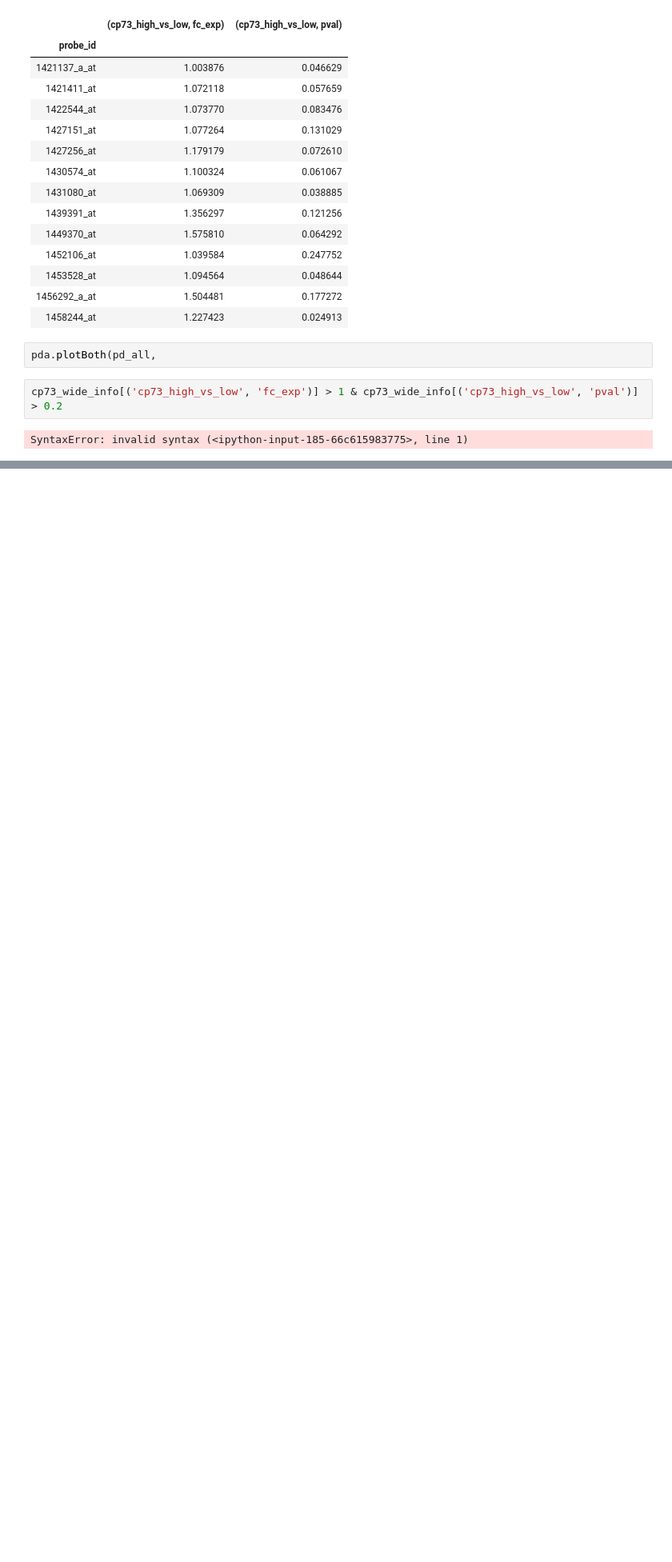
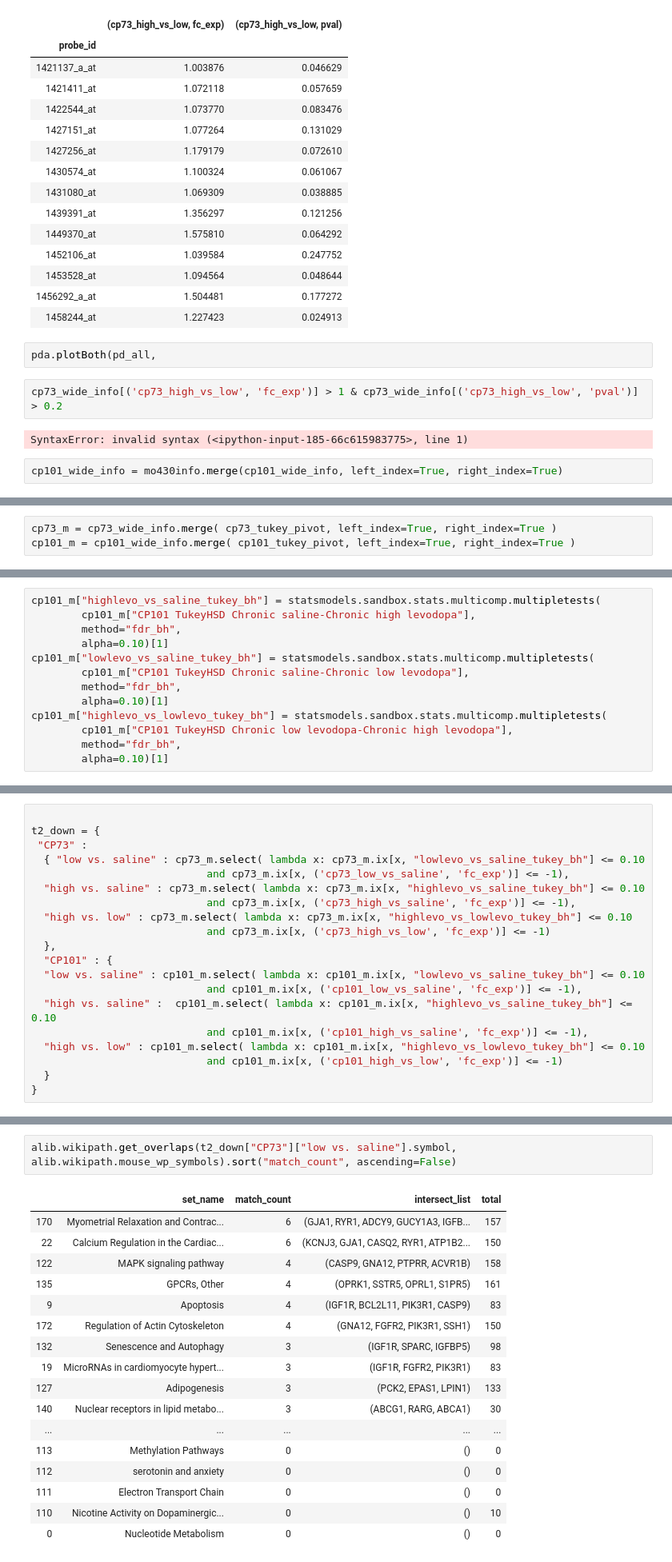
Before and after one commit to aheilbut/pdmouse, a Jupyter notebook: py/PDfilters.ipynb, the cells around one changed output, grey strips where cells are left out. Shown at 80% size. Drawn from its saved outputs; the diff is of its cells as text; blank space fills up the shorter version.

```diff
--- a/py/PDfilters.ipynb
+++ b/py/PDfilters.ipynb
@@ -1250,3 +1233,5 @@ pda.plotBoth(pd_all,
 cp73_wide_info[('cp73_high_vs_low', 'fc_exp')] > 1 & cp73_wide_info[('cp73_high_vs_low', 'pval')] > 0.2
 # %% [output]
 SyntaxError: invalid syntax (<ipython-input-185-66c615983775>, line 1)
+# %%
+cp101_wide_info = mo430info.merge(cp101_wide_info, left_index=True, right_index=True)
@@ -1252,0 +1274,3 @@ SyntaxError: invalid syntax (<ipython-input-185-66c615983775>, line 1)
+# %%
+cp73_m = cp73_wide_info.merge( cp73_tukey_pivot, left_index=True, right_index=True )
+cp101_m = cp101_wide_info.merge( cp101_tukey_pivot, left_index=True, right_index=True )
@@ -1252,0 +1310,13 @@ SyntaxError: invalid syntax (<ipython-input-185-66c615983775>, line 1)
+# %%
+cp101_m["highlevo_vs_saline_tukey_bh"] = statsmodels.sandbox.stats.multicomp.multipletests(
+        cp101_m["CP101 TukeyHSD Chronic saline-Chronic high levodopa"],
+        method="fdr_bh",
+        alpha=0.10)[1]
+cp101_m["lowlevo_vs_saline_tukey_bh"] = statsmodels.sandbox.stats.multicomp.multipletests(
+        cp101_m["CP101 TukeyHSD Chronic saline-Chronic low levodopa"],
+        method="fdr_bh",
+        alpha=0.10)[1]
+cp101_m["highlevo_vs_lowlevo_tukey_bh"] = statsmodels.sandbox.stats.multicomp.multipletests(
+        cp101_m["CP101 TukeyHSD Chronic low levodopa-Chronic high levodopa"],
+        method="fdr_bh",
+        alpha=0.10)[1]
@@ -1252,0 +1559,20 @@ SyntaxError: invalid syntax (<ipython-input-185-66c615983775>, line 1)
+# %%
+
+t2_down = {
+ "CP73" :
+  { "low vs. saline" : cp73_m.select( lambda x: cp73_m.ix[x, "lowlevo_vs_saline_tukey_bh"] <= 0.10
+                            and cp73_m.ix[x, ('cp73_low_vs_saline', 'fc_exp')] <= -1),
+  "high vs. saline" : cp73_m.select( lambda x: cp73_m.ix[x, "highlevo_vs_saline_tukey_bh"] <= 0.10
+                            and cp73_m.ix[x, ('cp73_high_vs_saline', 'fc_exp')] <= -1),
+  "high vs. low" : cp73_m.select( lambda x: cp73_m.ix[x, "highlevo_vs_lowlevo_tukey_bh"] <= 0.10
+                            and cp73_m.ix[x, ('cp73_high_vs_low', 'fc_exp')] <= -1)
+  },
+  "CP101" : {
+  "low vs. saline" : cp101_m.select( lambda x: cp101_m.ix[x, "lowlevo_vs_saline_tukey_bh"] <= 0.10
+                            and cp101_m.ix[x, ('cp101_low_vs_saline', 'fc_exp')] <= -1),
+  "high vs. saline" :  cp101_m.select( lambda x: cp101_m.ix[x, "highlevo_vs_saline_tukey_bh"] <= 0.10
+                            and cp101_m.ix[x, ('cp101_high_vs_saline', 'fc_exp')] <= -1),
+  "high vs. low" : cp101_m.select( lambda x: cp101_m.ix[x, "highlevo_vs_lowlevo_tukey_bh"] <= 0.10
+                            and cp101_m.ix[x, ('cp101_high_vs_low', 'fc_exp')] <= -1)
+  }
+}
@@ -1252,0 +1599,20 @@ SyntaxError: invalid syntax (<ipython-input-185-66c615983775>, line 1)
+# %%
+alib.wikipath.get_overlaps(t2_down["CP73"]["low vs. saline"].symbol, alib.wikipath.mouse_wp_symbols).sort("match_count", ascending=False)
+# %% [output]
+|  | set_name | match_count | intersect_list | total |
+| 170 | Myometrial Relaxation and Contrac... | 6 | (GJA1, RYR1, ADCY9, GUCY1A3, IGFB... | 157 |
+| 22 | Calcium Regulation in the Cardiac... | 6 | (KCNJ3, GJA1, CASQ2, RYR1, ATP1B2... | 150 |
+| 122 | MAPK signaling pathway | 4 | (CASP9, GNA12, PTPRR, ACVR1B) | 158 |
+| 135 | GPCRs, Other | 4 | (OPRK1, SSTR5, OPRL1, S1PR5) | 161 |
+| 9 | Apoptosis | 4 | (IGF1R, BCL2L11, PIK3R1, CASP9) | 83 |
+| 172 | Regulation of Actin Cytoskeleton | 4 | (GNA12, FGFR2, PIK3R1, SSH1) | 150 |
+| 132 | Senescence and Autophagy | 3 | (IGF1R, SPARC, IGFBP5) | 98 |
+| 19 | MicroRNAs in cardiomyocyte hypert... | 3 | (IGF1R, FGFR2, PIK3R1) | 83 |
+| 127 | Adipogenesis | 3 | (PCK2, EPAS1, LPIN1) | 133 |
+| 140 | Nuclear receptors in lipid metabo... | 3 | (ABCG1, RARG, ABCA1) | 30 |
+| ... | ... | ... | ... | ... |
+| 113 | Methylation Pathways | 0 | () | 0 |
+| 112 | serotonin and anxiety | 0 | () | 0 |
+| 111 | Electron Transport Chain | 0 | () | 0 |
+| 110 | Nicotine Activity on Dopaminergic... | 0 | () | 10 |
+| 0 | Nucleotide Metabolism | 0 | () | 0 |
```
Also changed, not shown: parts of 40 cells of this notebook, 5 other files.
